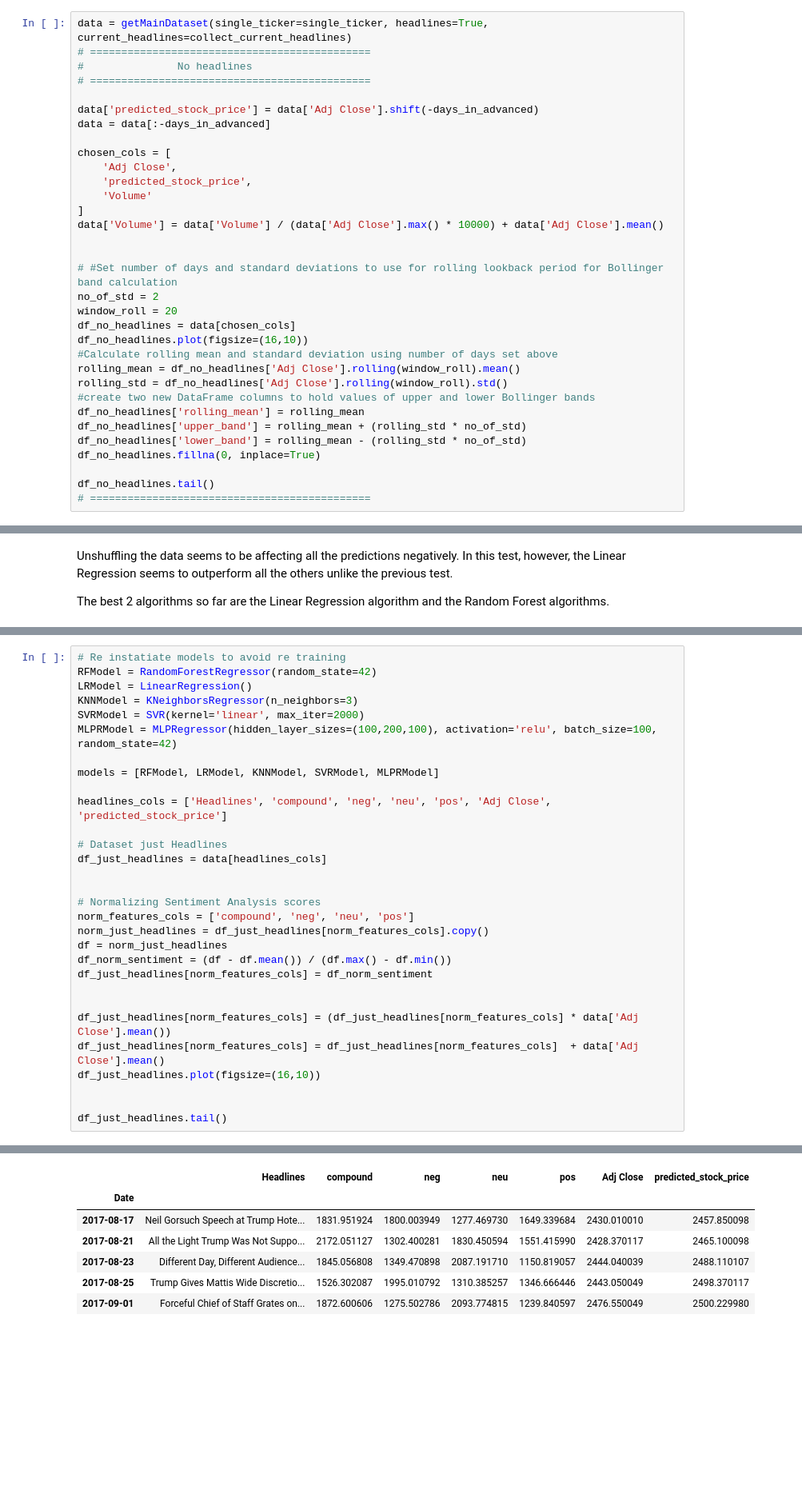
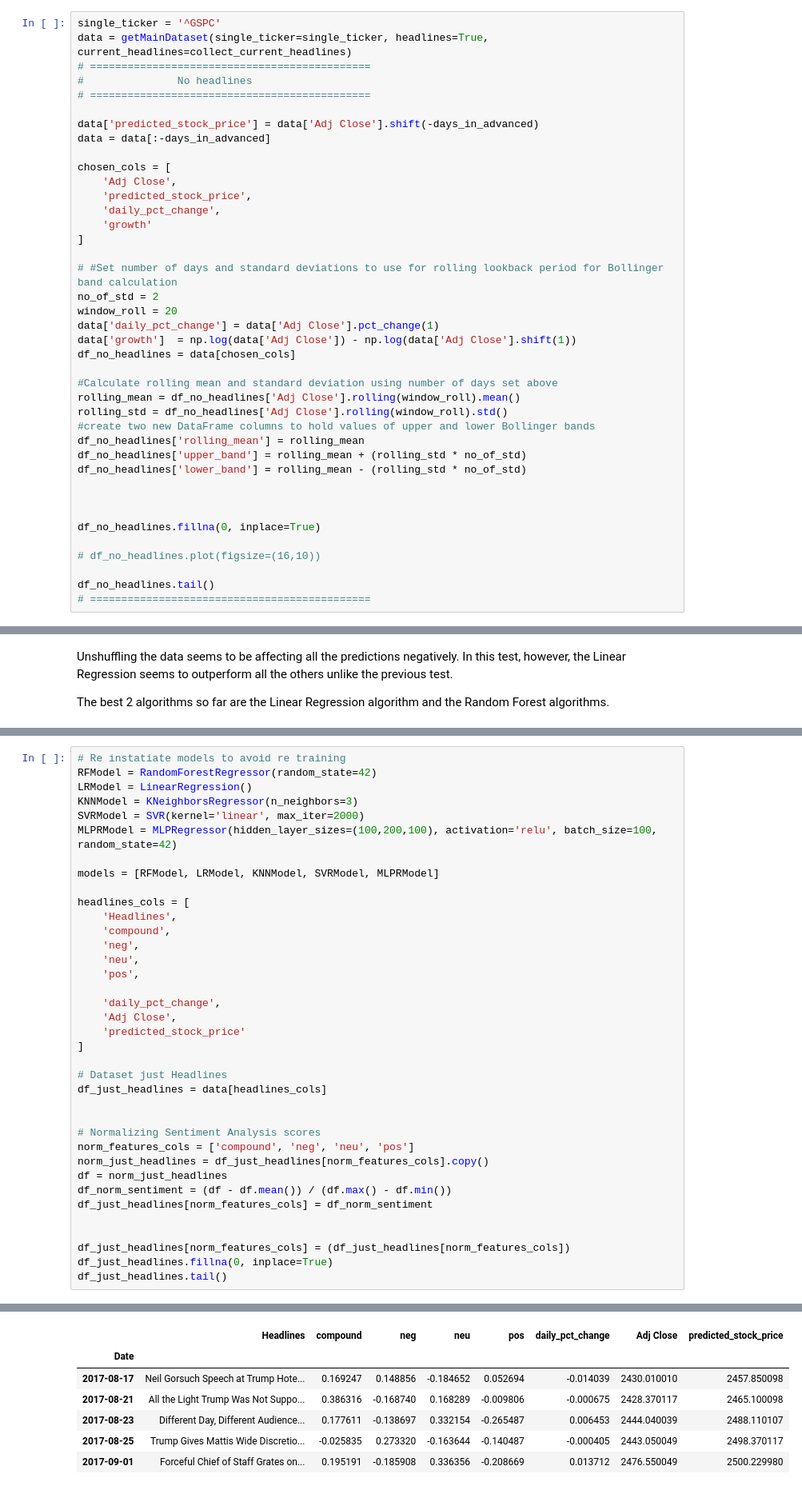
Before and after one commit to edantonio505/capstone_report, a Jupyter notebook: capstone_report.ipynb, the cells around one changed output, grey strips where cells are left out. Shown at 80% size. Cells and saved outputs as stored; diff of their text form; blank space fills up the shorter version.

```diff
--- a/capstone_report.ipynb
+++ b/capstone_report.ipynb
@@ -181,6 +178,7 @@ time_series_df[['Open', 'High', 'Low', 'Adj Close']].loc['2017-01-01':].plot(fig
 <matplotlib.axes._subplots.AxesSubplot at 0x...>
 [figure]
 # %%
+single_ticker = '^GSPC'
 data = getMainDataset(single_ticker=single_ticker, headlines=True, current_headlines=collect_current_headlines)
 # =============================================
 # 				No headlines
@@ -192,16 +190,17 @@ data = data[:-days_in_advanced]
 chosen_cols = [
     'Adj Close',
     'predicted_stock_price',
-    'Volume'
+    'daily_pct_change',
+    'growth'
 ]
-data['Volume'] = data['Volume'] / (data['Adj Close'].max() * 10000) + data['Adj Close'].mean()
-
 
 # #Set number of days and standard deviations to use for rolling lookback period for Bollinger band calculation
 no_of_std = 2
 window_roll = 20
+data['daily_pct_change'] = data['Adj Close'].pct_change(1)
+data['growth']  = np.log(data['Adj Close']) - np.log(data['Adj Close'].shift(1))
 df_no_headlines = data[chosen_cols]
-df_no_headlines.plot(figsize=(16,10))
+
 #Calculate rolling mean and standard deviation using number of days set above
 rolling_mean = df_no_headlines['Adj Close'].rolling(window_roll).mean()
 rolling_std = df_no_headlines['Adj Close'].rolling(window_roll).std()
@@ -209,7 +208,12 @@ rolling_std = df_no_headlines['Adj Close'].rolling(window_roll).std()
 df_no_headlines['rolling_mean'] = rolling_mean
 df_no_headlines['upper_band'] = rolling_mean + (rolling_std * no_of_std)
 df_no_headlines['lower_band'] = rolling_mean - (rolling_std * no_of_std)
+
+
+
 df_no_headlines.fillna(0, inplace=True)
+
+# df_no_headlines.plot(figsize=(16,10))
 
 df_no_headlines.tail()
 # =============================================
@@ -451,43 +454,50 @@ Mean Absolute Error score: 29.1577197803
 # %%
 # Re instatiate models to avoid re training
 RFModel = RandomForestRegressor(random_state=42)
 LRModel = LinearRegression()
 KNNModel = KNeighborsRegressor(n_neighbors=3)
 SVRModel = SVR(kernel='linear', max_iter=2000)
 MLPRModel = MLPRegressor(hidden_layer_sizes=(100,200,100), activation='relu', batch_size=100, random_state=42)
 
 models = [RFModel, LRModel, KNNModel, SVRModel, MLPRModel]
 
-headlines_cols = ['Headlines', 'compound', 'neg', 'neu', 'pos', 'Adj Close', 'predicted_stock_price']
+headlines_cols = [
+    'Headlines',
+    'compound',
+    'neg',
+    'neu',
+    'pos',
+
+    'daily_pct_change',
+    'Adj Close',
+    'predicted_stock_price'
+]
 
 # Dataset just Headlines
 df_just_headlines = data[headlines_cols]
 
 
 # Normalizing Sentiment Analysis scores
 norm_features_cols = ['compound', 'neg', 'neu', 'pos']
 norm_just_headlines = df_just_headlines[norm_features_cols].copy()
 df = norm_just_headlines
 df_norm_sentiment = (df - df.mean()) / (df.max() - df.min())
 df_just_headlines[norm_features_cols] = df_norm_sentiment
 
 
-df_just_headlines[norm_features_cols] = (df_just_headlines[norm_features_cols] * data['Adj Close'].mean())
-df_just_headlines[norm_features_cols] = df_just_headlines[norm_features_cols]  + data['Adj Close'].mean()
-df_just_headlines.plot(figsize=(16,10))
-
-
+df_just_headlines[norm_features_cols] = (df_just_headlines[norm_features_cols])
+df_just_headlines.fillna(0, inplace=True)
 df_just_headlines.tail()
 # %% [output]
 A value is trying to be set on a copy of a slice from a DataFrame.
 Try using .loc[row_indexer,col_indexer] = value instead
 
 See the caveats in the documentation: http://pandas.pydata.org/pandas-docs/stable/indexing.html#indexing-view-versus-copy
   self[k1] = value[k2]
-|  | Headlines | compound | neg | neu | pos | Adj Close | predicted_stock_price |
-| Date |  |  |  |  |  |  |  |
-| 2017-08-17 | Neil Gorsuch Speech at Trump Hote... | 1831.951924 | 1800.003949 | 1277.469730 | 1649.339684 | 2430.010010 | 2457.850098 |
-| 2017-08-21 | All the Light Trump Was Not Suppo... | 2172.051127 | 1302.400281 | 1830.450594 | 1551.415990 | 2428.370117 | 2465.100098 |
-| 2017-08-23 | Different Day, Different Audience... | 1845.056808 | 1349.470898 | 2087.191710 | 1150.819057 | 2444.040039 | 2488.110107 |
-| 2017-08-25 | Trump Gives Mattis Wide Discretio... | 1526.302087 | 1995.010792 | 1310.385257 | 1346.666446 | 2443.050049 | 2498.370117 |
-| 2017-09-01 | Forceful Chief of Staff Grates on... | 1872.600606 | 1275.502786 | 2093.774815 | 1239.840597 | 2476.550049 | 2500.229980 |
+|  | Headlines | compound | neg | neu | pos | daily_pct_change | Adj Close | predicted_stock_price |
+| Date |  |  |  |  |  |  |  |  |
+| 2017-08-17 | Neil Gorsuch Speech at Trump Hote... | 0.169247 | 0.148856 | -0.184652 | 0.052694 | -0.014039 | 2430.010010 | 2457.850098 |
+| 2017-08-21 | All the Light Trump Was Not Suppo... | 0.386316 | -0.168740 | 0.168289 | -0.009806 | -0.000675 | 2428.370117 | 2465.100098 |
+| 2017-08-23 | Different Day, Different Audience... | 0.177611 | -0.138697 | 0.332154 | -0.265487 | 0.006453 | 2444.040039 | 2488.110107 |
+| 2017-08-25 | Trump Gives Mattis Wide Discretio... | -0.025835 | 0.273320 | -0.163644 | -0.140487 | -0.000405 | 2443.050049 | 2498.370117 |
+| 2017-09-01 | Forceful Chief of Staff Grates on... | 0.195191 | -0.185908 | 0.336356 | -0.208669 | 0.013712 | 2476.550049 | 2500.229980 |
```
Also changed, not shown: parts of 27 cells of this notebook, 1 other file.
